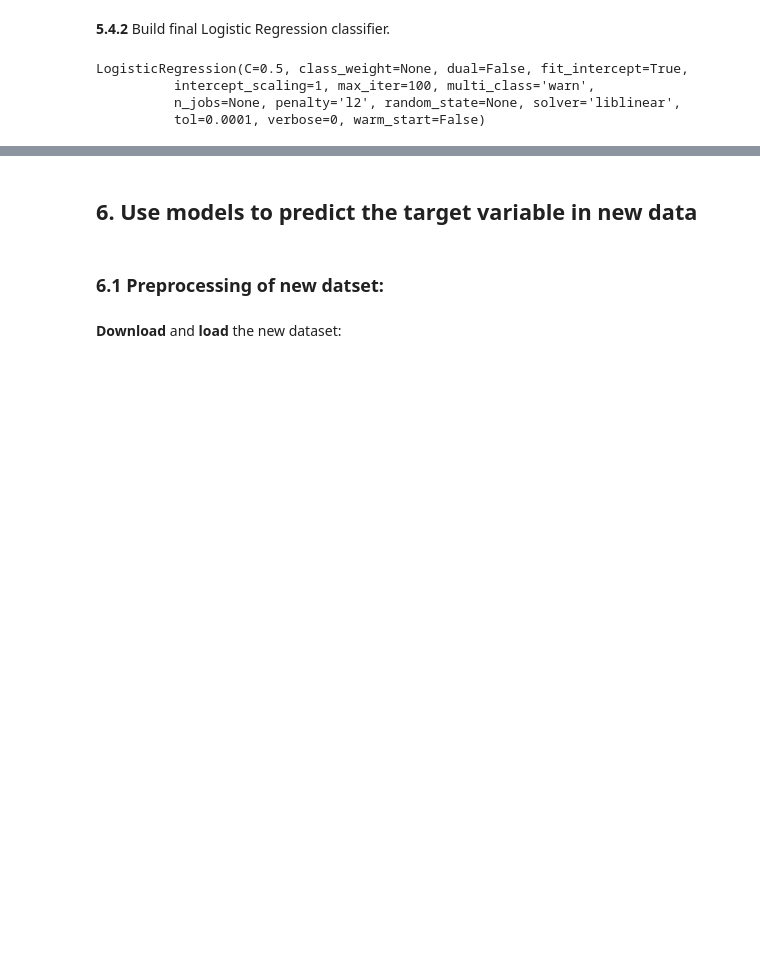
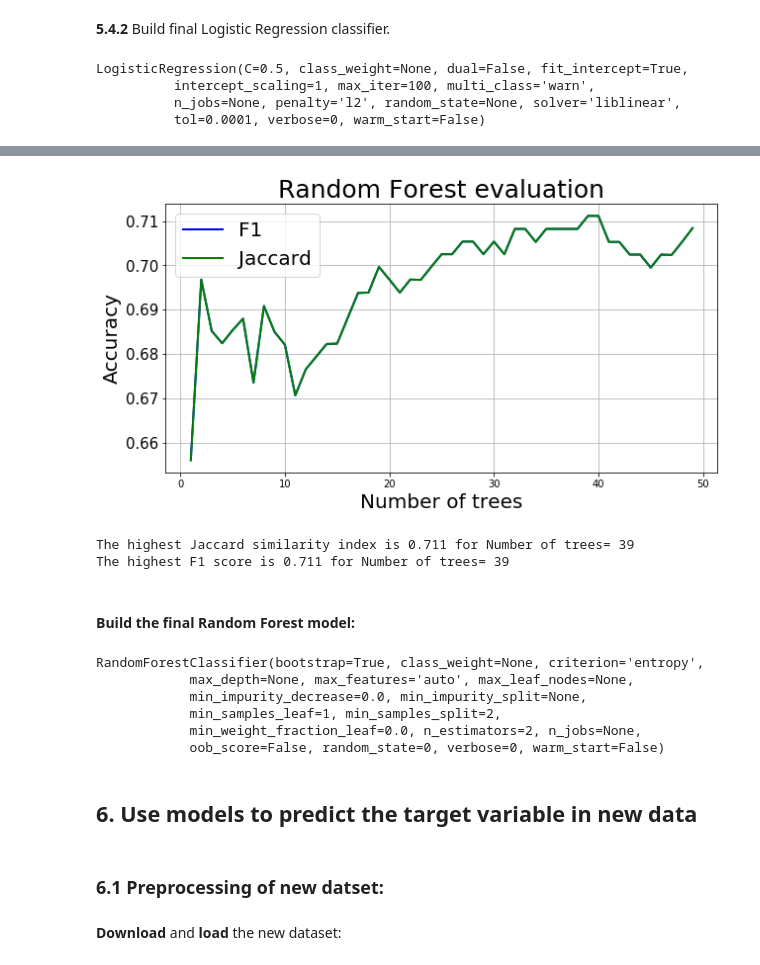
Before and after one commit to Ehsan-Negahbani/Best-Classifier, a Jupyter notebook: Project Notebook.ipynb, the cells around one changed output, grey strips where cells are left out. Drawn from its saved outputs; the diff is of its cells as text; code cells hidden in the pictures; blank space fills up the shorter version.

```diff
--- a/Project Notebook.ipynb
+++ b/Project Notebook.ipynb
@@ -609,22 +672,27 @@ from sklearn.linear_model import LogisticRegression
 Cvec = np.linspace(0.001, 4, 50)
 n=0
 Jaccard_scores = np.zeros(len(Cvec))
+F1_scores = np.zeros(len(Cvec))
 for myC in Cvec:
     # Build the model
-    LR = LogisticRegression(C=myC, solver='liblinear')
+    LR = LogisticRegression(C=myC, solver='liblinear') # liblinear is recommended for smal datasets
     # perform a k-fold cross-validation to estimate the model accuracy
 #     folds = 10
     kfold = KFold(folds, True, 1)
     n2 = 0
     Jac_kfold_vals = np.zeros((folds))
+    f1_kfold_vals = np.zeros((folds))
     # enumerate splits
     for train_index, test_index in kfold.split(X):
         LR.fit(X[train_index], y[train_index])
         yhat = LR.predict(X[test_index])
         Jac_kfold_vals[n2] = jaccard_similarity_score(y[test_index], yhat)
+        f1_kfold_vals[n2] = f1_score(y[test_index],
+                                     yhat, labels = ['PAIDOFF'], average='micro')
         n2+=1
     # compute the mean accuracy based on accuracy of k-folds
     Jaccard_scores[n-1] = Jac_kfold_vals.mean()
+    F1_scores[n-1] = Jac_kfold_vals.mean()
     n+=1
 
 
@@ -632,5 +700,5 @@ for myC in Cvec:
 # plot model evaluation and find the optimum parameter
 model_par_name = 'Regularization parameter (C)'
 model_name = 'Logistic Regression'
-model_eval_plt(list(Cvec), Jaccard_scores, model_name, model_par_name)
+model_eval_plt(list(Cvec), F1_scores, Jaccard_scores, model_name, model_par_name)
 # %% [output]
@@ -650,3 +723,60 @@ LogisticRegression(C=0.5, class_weight=None, dual=False, fit_intercept=True,
+# %%
+from sklearn.ensemble import RandomForestClassifier
+# RF = RandomForestClassifier(n_estimators = 5, criterion = 'entropy')
+# RF.fit(X, y)
+
+n_estimators_vec = range(1, 50)
+n=0
+Jaccard_scores = np.zeros(len(n_estimators_vec))
+F1_scores = np.zeros(len(n_estimators_vec))
+for my_n_estimators in n_estimators_vec:
+    # Build the model
+    RF = RandomForestClassifier(n_estimators = my_n_estimators,
+                                criterion = 'entropy',
+                               random_state = 0)
+    # perform a k-fold cross-validation to estimate the model accuracy
+#     folds = 10
+    kfold = KFold(folds, True, 1)
+    n2 = 0
+    Jac_kfold_vals = np.zeros((folds))
+    f1_kfold_vals = np.zeros((folds))
+    # enumerate splits
+    for train_index, test_index in kfold.split(X):
+        RF.fit(X[train_index], y[train_index])
+        yhat = RF.predict(X[test_index])
+        Jac_kfold_vals[n2] = jaccard_similarity_score(y[test_index], yhat)
+        f1_kfold_vals[n2] = f1_score(y[test_index],
+                                     yhat, labels = ['PAIDOFF'], average='micro')
+        n2+=1
+    # compute the mean accuracy based on accuracy of k-folds
+    Jaccard_scores[n-1] = Jac_kfold_vals.mean()
+    F1_scores[n-1] = Jac_kfold_vals.mean()
+    n+=1
+
+
+
+# plot model evaluation and find the optimum parameter
+model_par_name = 'Number of trees'
+model_name = 'Random Forest'
+model_eval_plt(list(n_estimators_vec), F1_scores, Jaccard_scores, model_name, model_par_name)
+# %% [output]
+[figure, added]
+The highest Jaccard similarity index is 0.711 for Number of trees= 39
+The highest F1 score is 0.711 for Number of trees= 39
+# %% [markdown]
+#### Build the final Random Forest model:
+# %%
+RF = RandomForestClassifier(n_estimators = 2,
+                                criterion = 'entropy',
+                               random_state = 0)
+RF.fit(X,y)
+# %% [output]
+RandomForestClassifier(bootstrap=True, class_weight=None, criterion='entropy',
+            max_depth=None, max_features='auto', max_leaf_nodes=None,
+            min_impurity_decrease=0.0, min_impurity_split=None,
+            min_samples_leaf=1, min_samples_split=2,
+            min_weight_fraction_leaf=0.0, n_estimators=2, n_jobs=None,
+            oob_score=False, random_state=0, verbose=0, warm_start=False)
 # %% [markdown]
 ## 6. Use models to predict the target variable in new data
 # %% [markdown]
```
Also changed, not shown: parts of 38 cells of this notebook.
